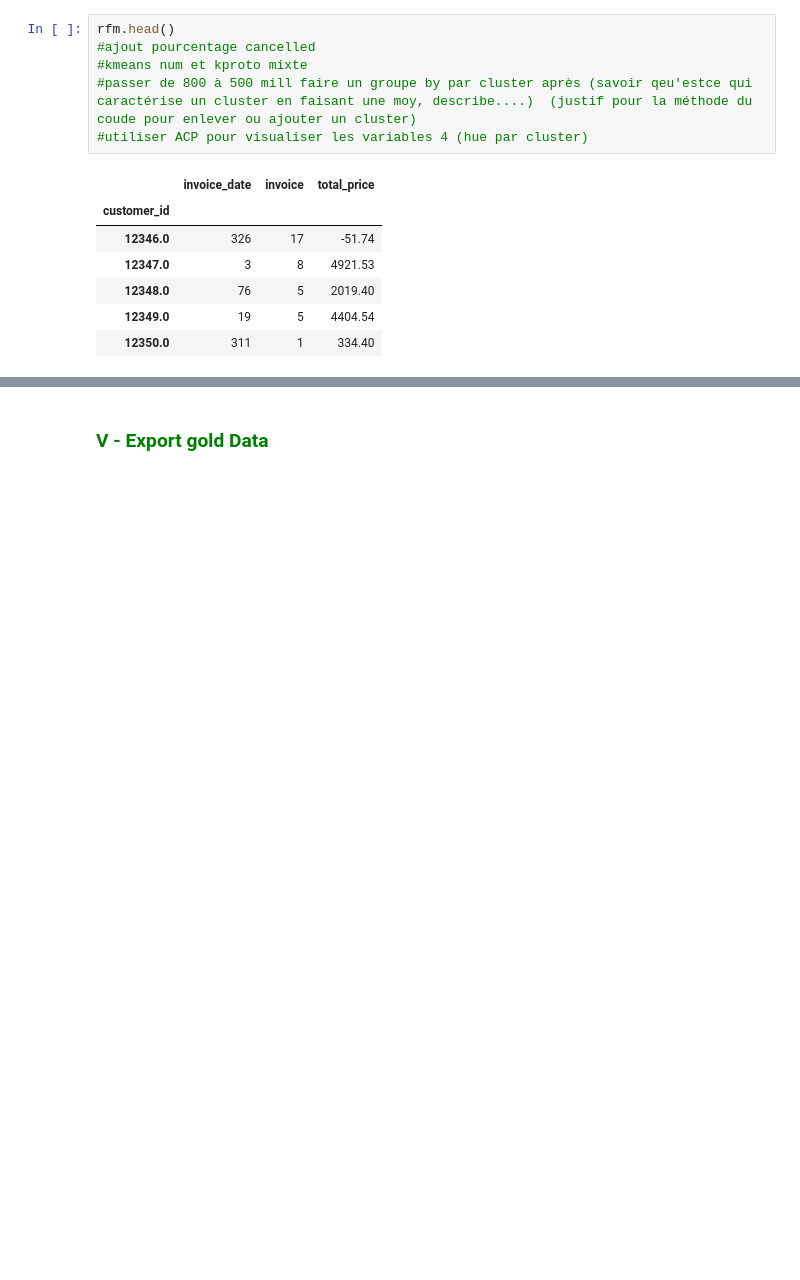
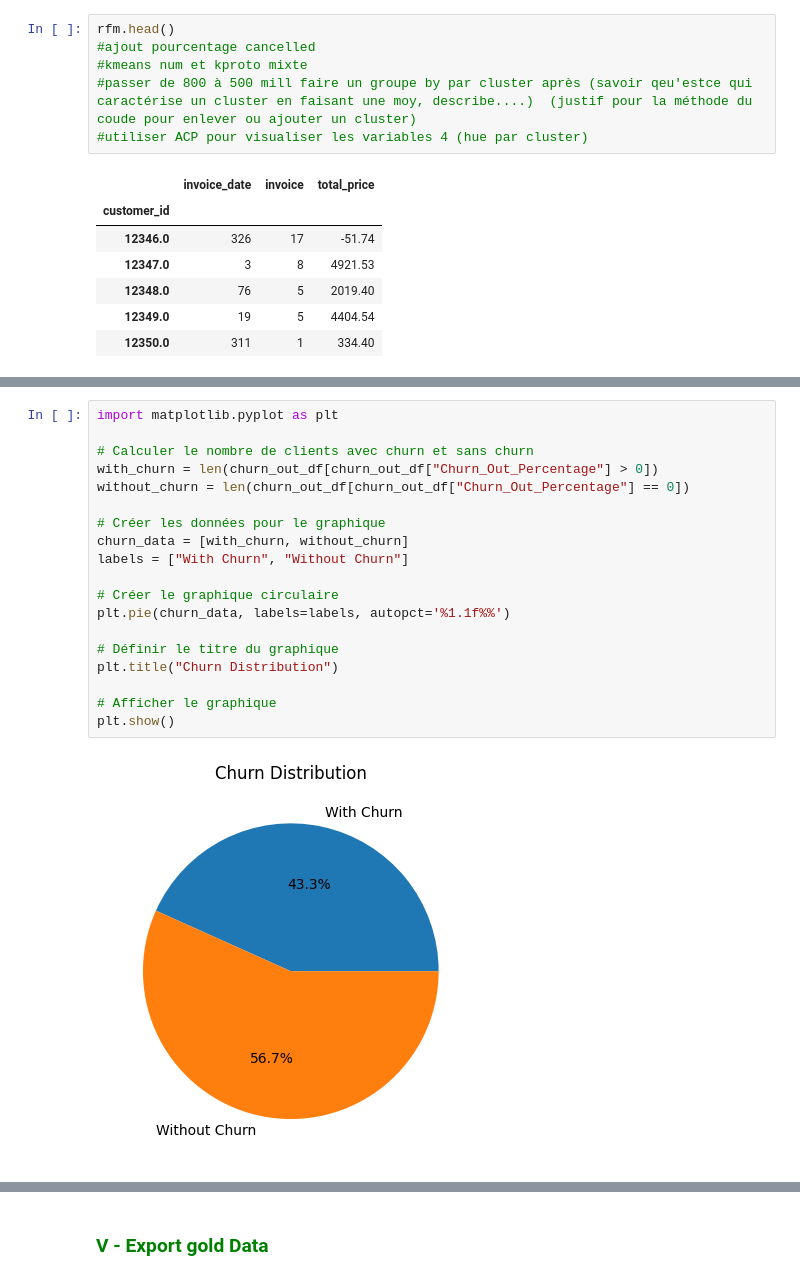
Before and after one commit to Noura-ou/projet_segmentation_client, a Jupyter notebook: src/02_feature_engineering.ipynb, the cells around one changed output, grey strips where cells are left out. Cells and saved outputs as stored; diff of their text form; blank space fills up the shorter version.

```diff
--- a/src/02_feature_engineering.ipynb
+++ b/src/02_feature_engineering.ipynb
@@ -100,0 +208,21 @@ rfm.head()
+# %%
+import matplotlib.pyplot as plt
+
+# Calculer le nombre de clients avec churn et sans churn
+with_churn = len(churn_out_df[churn_out_df["Churn_Out_Percentage"] > 0])
+without_churn = len(churn_out_df[churn_out_df["Churn_Out_Percentage"] == 0])
+
+# Créer les données pour le graphique
+churn_data = [with_churn, without_churn]
+labels = ["With Churn", "Without Churn"]
+
+# Créer le graphique circulaire
+plt.pie(churn_data, labels=labels, autopct='%1.1f%%')
+
+# Définir le titre du graphique
+plt.title("Churn Distribution")
+
+# Afficher le graphique
+plt.show()
+# %% [output]
+[figure, added]
```
Also changed, not shown: parts of 10 cells of this notebook, 1 other file.
